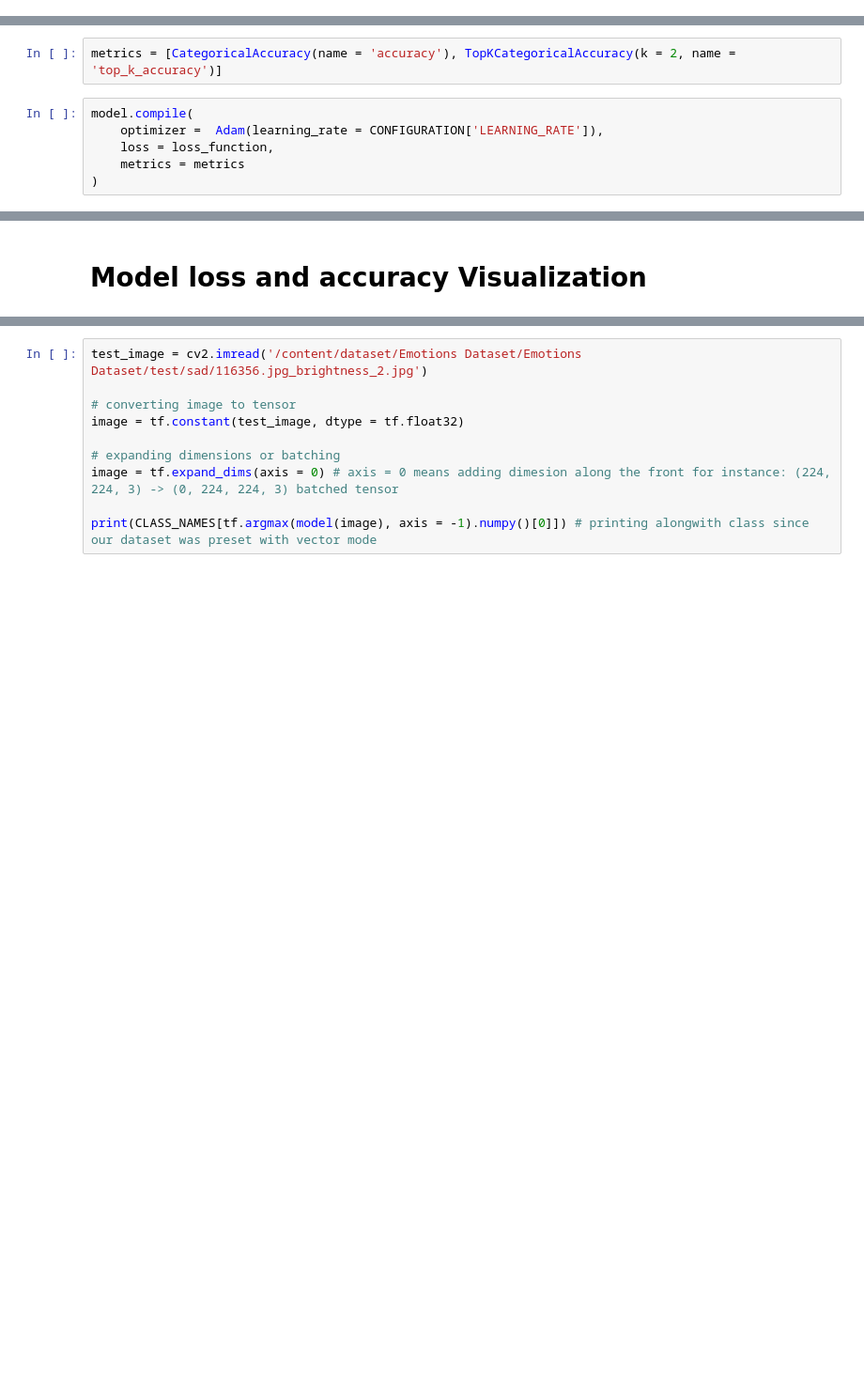
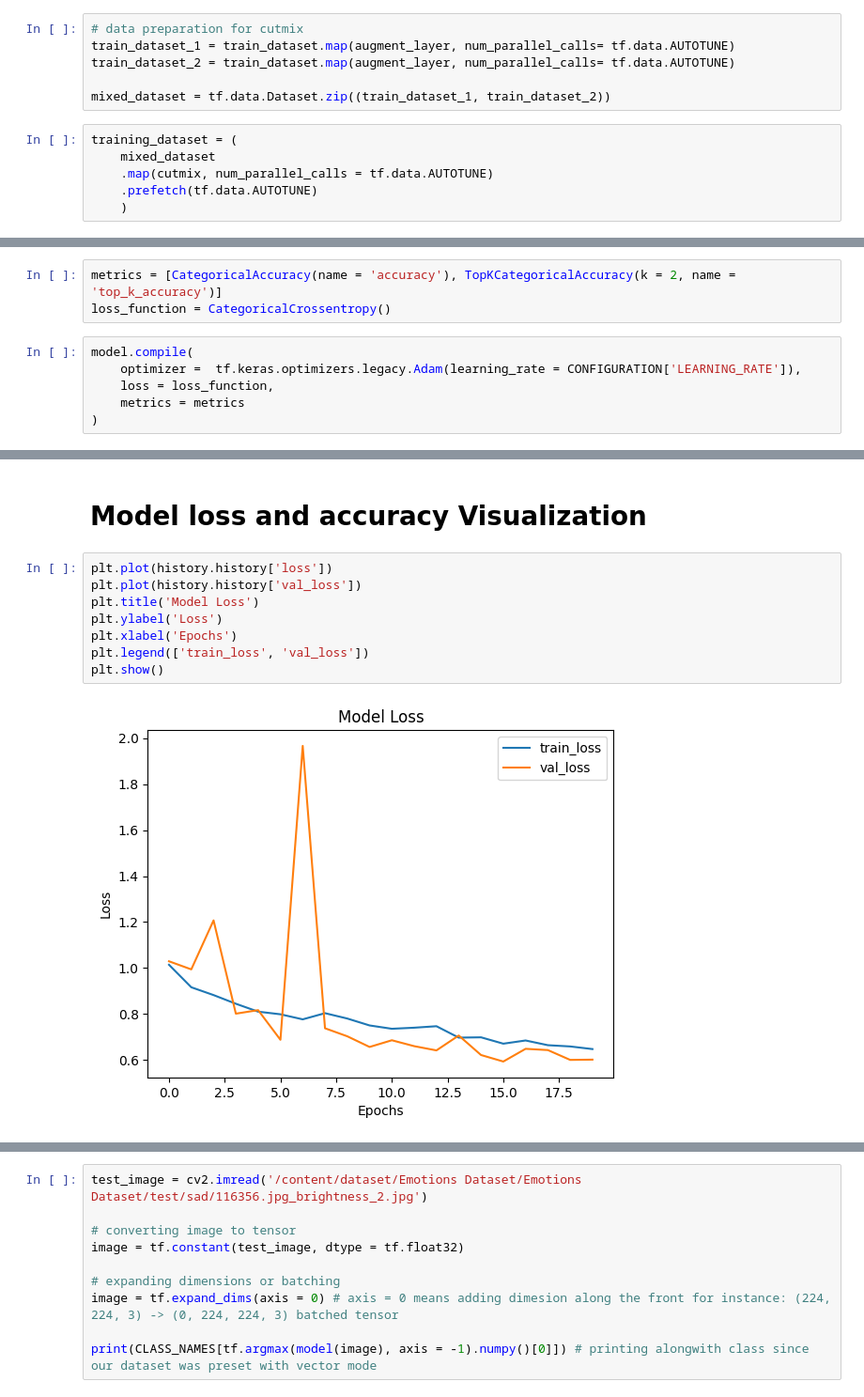
Before and after one commit to rakibulhaque9954/Emotion_detection_model, a Jupyter notebook: Emotion_detection_model.ipynb, the cells around one changed output, grey strips where cells are left out. Shown at 94% size. Cells and saved outputs as stored; diff of their text form; blank space fills up the shorter version.

Commit message:
updated_model(2nd commit)

```diff
--- a/Emotion_detection_model.ipynb
+++ b/Emotion_detection_model.ipynb
@@ -179 +284,13 @@ for images, labels in train_dataset.take(1): #taking 1 batch of images
+# %%
+# data preparation for cutmix
+train_dataset_1 = train_dataset.map(augment_layer, num_parallel_calls= tf.data.AUTOTUNE)
+train_dataset_2 = train_dataset.map(augment_layer, num_parallel_calls= tf.data.AUTOTUNE)
+
+mixed_dataset = tf.data.Dataset.zip((train_dataset_1, train_dataset_2))
+# %%
+training_dataset = (
+    mixed_dataset
+    .map(cutmix, num_parallel_calls = tf.data.AUTOTUNE)
+    .prefetch(tf.data.AUTOTUNE)
+    )
 # %% [markdown]
@@ -253,9 +372,10 @@ loss_function = CategoricalCrossentropy()
 # loss_function = SparseCategoricalCrossentropy()
 # %%
 metrics = [CategoricalAccuracy(name = 'accuracy'), TopKCategoricalAccuracy(k = 2, name = 'top_k_accuracy')]
+loss_function = CategoricalCrossentropy()
 # %%
 model.compile(
-    optimizer =  Adam(learning_rate = CONFIGURATION['LEARNING_RATE']),
+    optimizer =  tf.keras.optimizers.legacy.Adam(learning_rate = CONFIGURATION['LEARNING_RATE']),
     loss = loss_function,
     metrics = metrics
 )
@@ -275,2 +407,12 @@ Epoch 3/20
 # %% [markdown]
 # Model loss and accuracy Visualization
+# %%
+plt.plot(history.history['loss'])
+plt.plot(history.history['val_loss'])
+plt.title('Model Loss')
+plt.ylabel('Loss')
+plt.xlabel('Epochs')
+plt.legend(['train_loss', 'val_loss'])
+plt.show()
+# %% [output]
+[figure, added]
```
Also changed, not shown: parts of 62 cells of this notebook.
